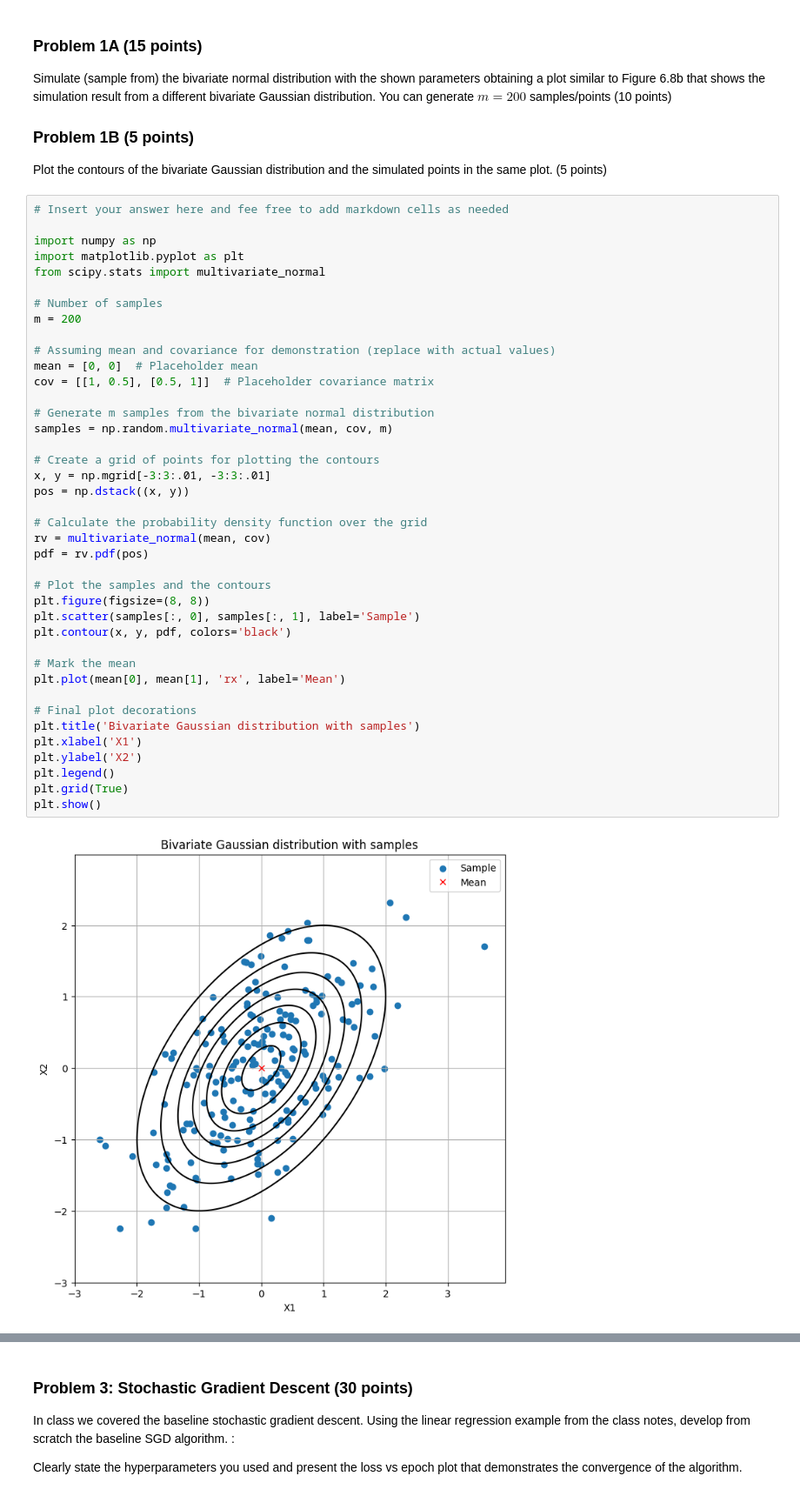
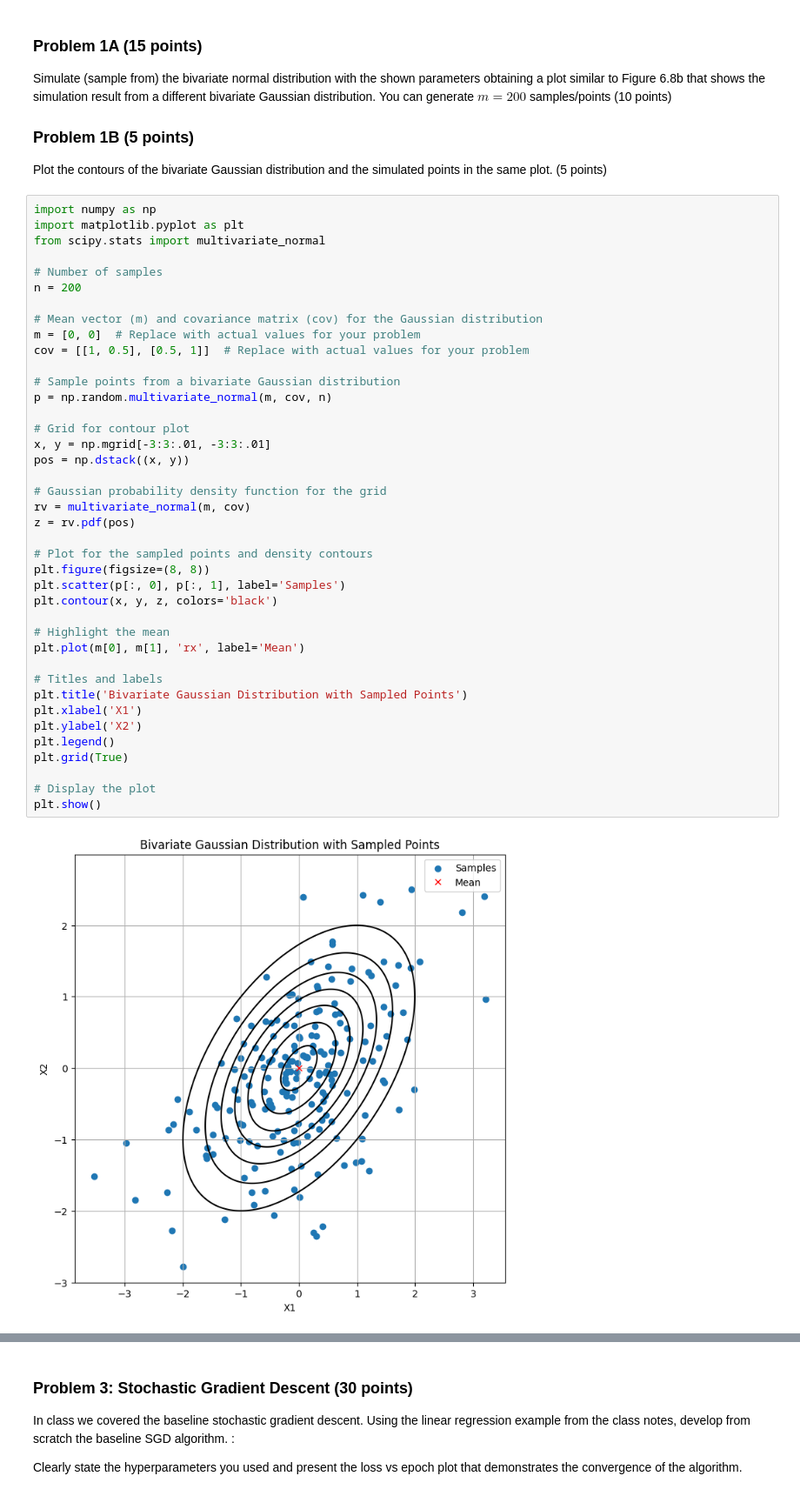
Before and after one commit to jeetpatel31/cs370-assignments, a Jupyter notebook: assignment 1 part 1/index.ipynb, the cells around one changed output, grey strips where cells are left out. Shown at 87% size. Cells and saved outputs as stored; diff of their text form.

```diff
--- a/assignment 1 part 1/index.ipynb
+++ b/assignment 1 part 1/index.ipynb
@@ -15,47 +15,47 @@ Simulate (sample from) the bivariate normal distribution with the shown paramete
 
 Plot the contours of the bivariate Gaussian distribution and the simulated points in the same plot. (5 points)
 # %%
-# Insert your answer here and fee free to add markdown cells as needed
-
 import numpy as np
 import matplotlib.pyplot as plt
 from scipy.stats import multivariate_normal
 
 # Number of samples
-m = 200
+n = 200
 
-# Assuming mean and covariance for demonstration (replace with actual values)
-mean = [0, 0]  # Placeholder mean
-cov = [[1, 0.5], [0.5, 1]]  # Placeholder covariance matrix
+# Mean vector (m) and covariance matrix (cov) for the Gaussian distribution
+m = [0, 0]  # Replace with actual values for your problem
+cov = [[1, 0.5], [0.5, 1]]  # Replace with actual values for your problem
 
-# Generate m samples from the bivariate normal distribution
-samples = np.random.multivariate_normal(mean, cov, m)
+# Sample points from a bivariate Gaussian distribution
+p = np.random.multivariate_normal(m, cov, n)
 
-# Create a grid of points for plotting the contours
+# Grid for contour plot
 x, y = np.mgrid[-3:3:.01, -3:3:.01]
 pos = np.dstack((x, y))
 
-# Calculate the probability density function over the grid
-rv = multivariate_normal(mean, cov)
-pdf = rv.pdf(pos)
+# Gaussian probability density function for the grid
+rv = multivariate_normal(m, cov)
+z = rv.pdf(pos)
 
-# Plot the samples and the contours
+# Plot for the sampled points and density contours
 plt.figure(figsize=(8, 8))
-plt.scatter(samples[:, 0], samples[:, 1], label='Sample')
-plt.contour(x, y, pdf, colors='black')
+plt.scatter(p[:, 0], p[:, 1], label='Samples')
+plt.contour(x, y, z, colors='black')
 
-# Mark the mean
-plt.plot(mean[0], mean[1], 'rx', label='Mean')
+# Highlight the mean
+plt.plot(m[0], m[1], 'rx', label='Mean')
 
-# Final plot decorations
-plt.title('Bivariate Gaussian distribution with samples')
+# Titles and labels
+plt.title('Bivariate Gaussian Distribution with Sampled Points')
 plt.xlabel('X1')
 plt.ylabel('X2')
 plt.legend()
 plt.grid(True)
+
+# Display the plot
 plt.show()
 # %% [output]
-[figure, old version]
+[figure, new version]
 # %% [markdown]
 ## Problem 2: Projection (20 points)
 
```
Also changed, not shown: parts of 3 cells of this notebook.
